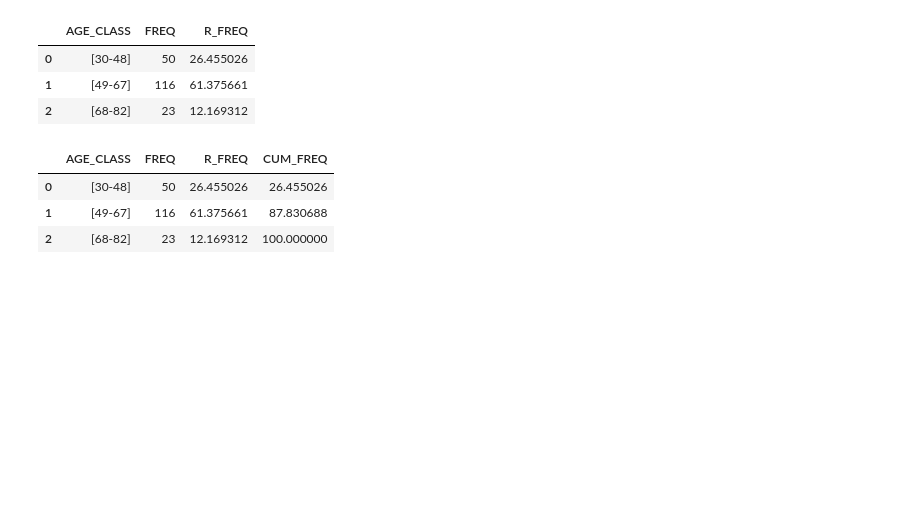
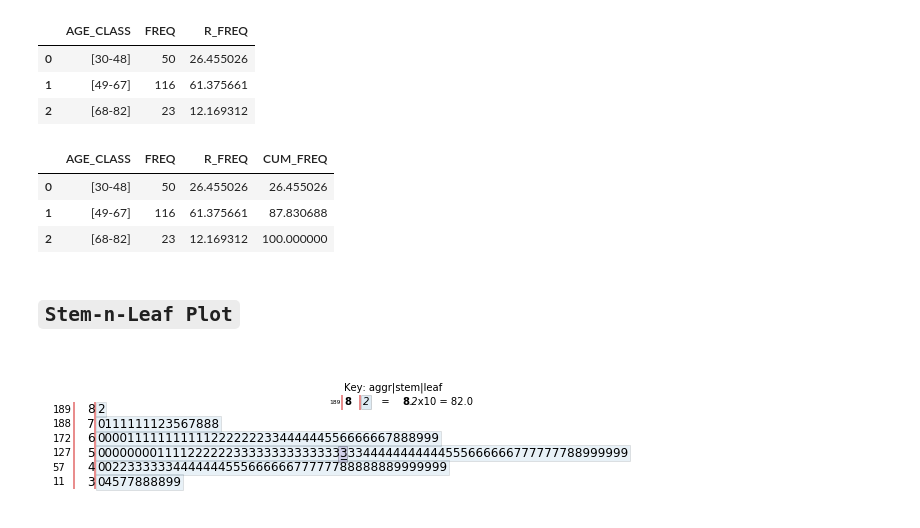
Before and after one commit to raj-shr-git/Statistics_live_classes, a Jupyter notebook: BioStats.ipynb, the cells around one changed output. Drawn from its saved outputs; the diff is of its cells as text; code cells hidden in the pictures; blank space fills up the shorter version.

```diff
--- a/BioStats.ipynb
+++ b/BioStats.ipynb
@@ -437,3 +440,10 @@ freq_dist
 | 0 | [30-48] | 50 | 26.455026 | 26.455026 |
 | 1 | [49-67] | 116 | 61.375661 | 87.830688 |
 | 2 | [68-82] | 23 | 12.169312 | 100.000000 |
+# %% [markdown]
+## **``Stem-n-Leaf Plot``**
+# %%
+stem.stem_graphic(patient_id_age['AGE'],scale=10,break_on=10)
+plt.show()
+# %% [output]
+[figure, added]
```
Also changed, not shown: parts of 62 cells of this notebook, 2 other files.
